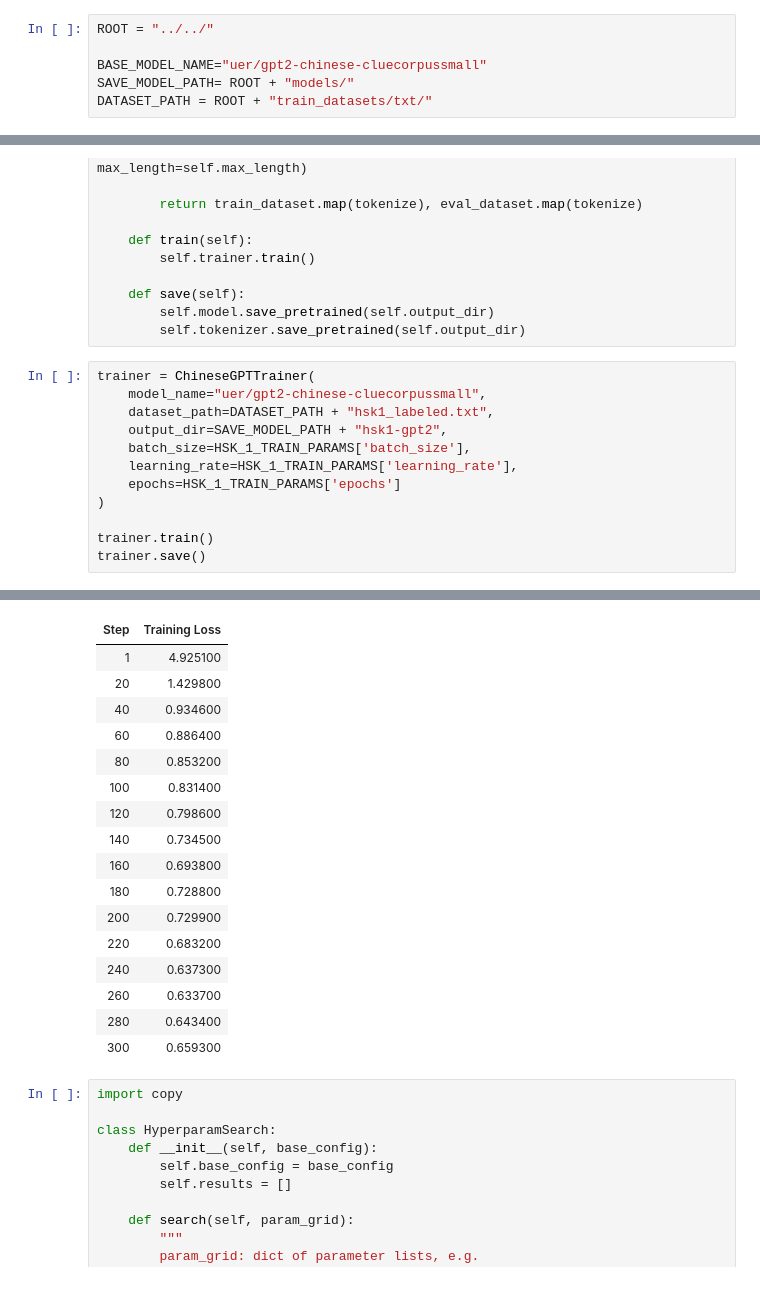
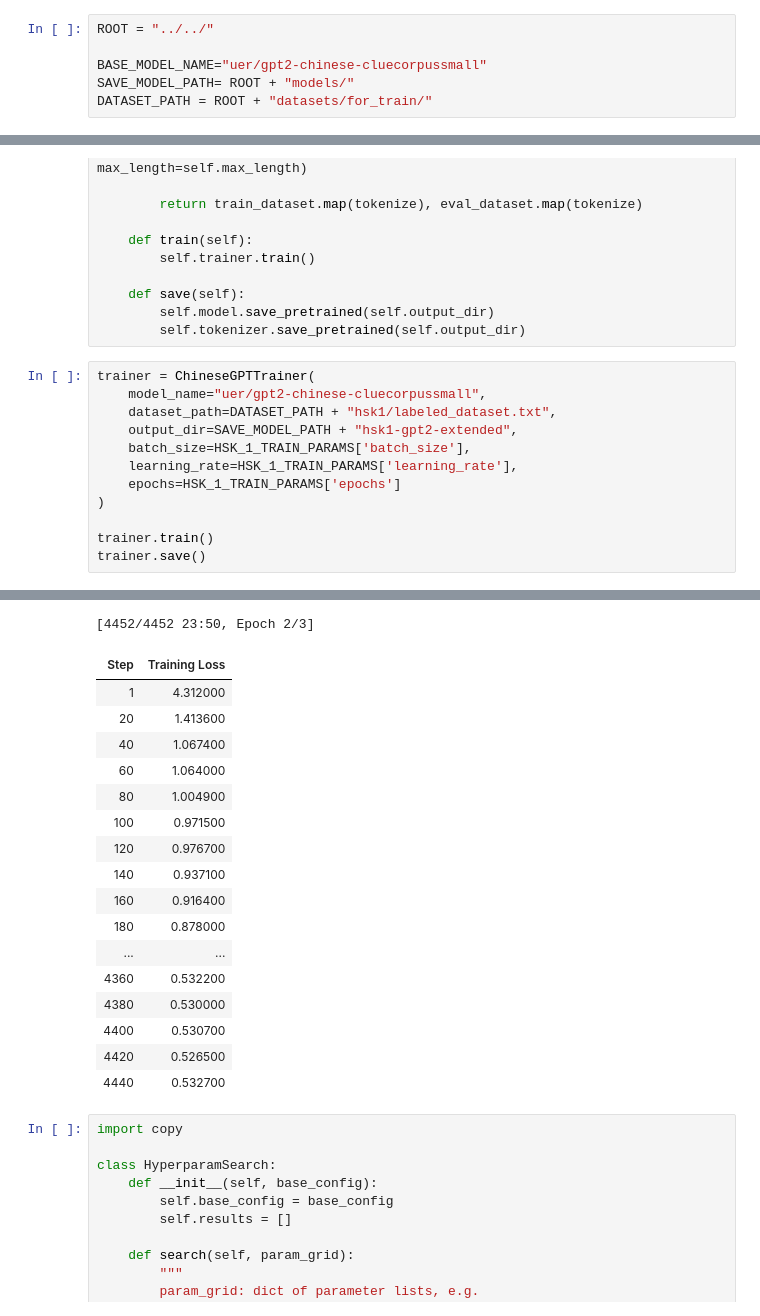
Before and after one commit to danilkladnitsky/itmo-masters-thesis, a Jupyter notebook: notebooks/models/trainer.ipynb, the cells around one changed output, grey strips where cells are left out. Drawn from its saved outputs; the diff is of its cells as text.

```diff
--- a/notebooks/models/trainer.ipynb
+++ b/notebooks/models/trainer.ipynb
@@ -23,7 +23,7 @@ ROOT = "../../"
 
 BASE_MODEL_NAME="uer/gpt2-chinese-cluecorpussmall"
 SAVE_MODEL_PATH= ROOT + "models/"
-DATASET_PATH = ROOT + "train_datasets/txt/"
+DATASET_PATH = ROOT + "datasets/for_train/"
 # %%
 import os
 
@@ -129,8 +129,8 @@ class ChineseGPTTrainer:
 # %%
 trainer = ChineseGPTTrainer(
     model_name="uer/gpt2-chinese-cluecorpussmall",
-    dataset_path=DATASET_PATH + "hsk1_labeled.txt",
-    output_dir=SAVE_MODEL_PATH + "hsk1-gpt2",
+    dataset_path=DATASET_PATH + "hsk1/labeled_dataset.txt",
+    output_dir=SAVE_MODEL_PATH + "hsk1-gpt2-extended",
     batch_size=HSK_1_TRAIN_PARAMS['batch_size'],
     learning_rate=HSK_1_TRAIN_PARAMS['learning_rate'],
     epochs=HSK_1_TRAIN_PARAMS['epochs']
@@ -143,20 +143,21 @@ trainer.save()
+[4452/4452 23:50, Epoch 2/3]
 | Step | Training Loss |
-| 1 | 4.925100 |
-| 20 | 1.429800 |
-| 40 | 0.934600 |
-| 60 | 0.886400 |
-| 80 | 0.853200 |
-| 100 | 0.831400 |
-| 120 | 0.798600 |
-| 140 | 0.734500 |
-| 160 | 0.693800 |
-| 180 | 0.728800 |
-| 200 | 0.729900 |
-| 220 | 0.683200 |
-| 240 | 0.637300 |
-| 260 | 0.633700 |
-| 280 | 0.643400 |
-| 300 | 0.659300 |
+| 1 | 4.312000 |
+| 20 | 1.413600 |
+| 40 | 1.067400 |
+| 60 | 1.064000 |
+| 80 | 1.004900 |
+| 100 | 0.971500 |
+| 120 | 0.976700 |
+| 140 | 0.937100 |
+| 160 | 0.916400 |
+| 180 | 0.878000 |
+| ... | ... |
+| 4360 | 0.532200 |
+| 4380 | 0.530000 |
+| 4400 | 0.530700 |
+| 4420 | 0.526500 |
+| 4440 | 0.532700 |
 # %%
 import copy
 
```
Also changed, not shown: parts of 5 cells of this notebook, 25 other files.
